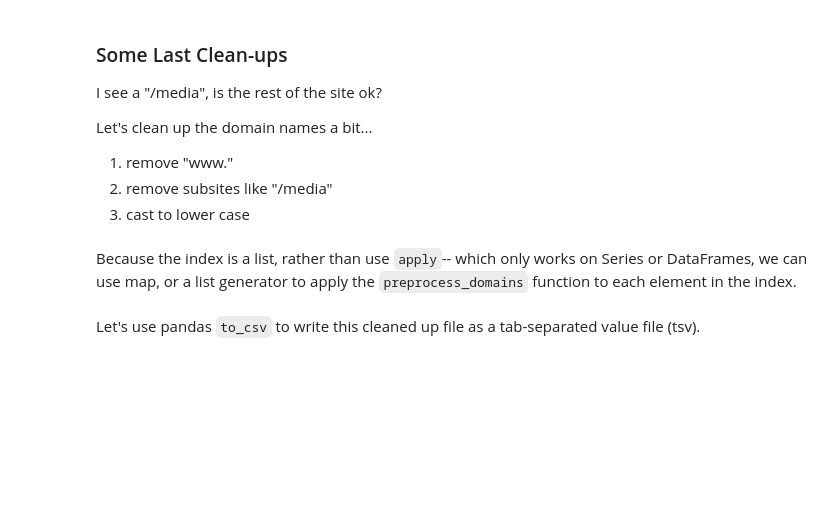
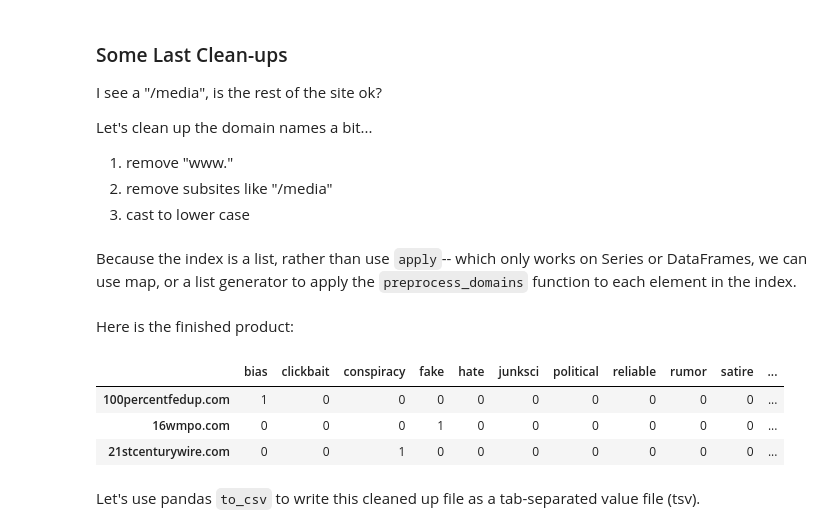
Before and after one commit to yinleon/fake_news, a Jupyter notebook: opensources.ipynb, the cells around one changed output. Drawn from its saved outputs; the diff is of its cells as text; code cells hidden in the pictures; blank space fills up the shorter version.

```diff
--- a/opensources.ipynb
+++ b/opensources.ipynb
@@ -120,4 +94,3 @@ filename = "data/sources.json"
 # %%
-%%sh -s $filename
-mkdir -p data
-curl https://raw.githubusercontent.com/BigMcLargeHuge/opensources/master/sources/sources.json --output $1
+os_json_raw_url = 'https://raw.githubusercontent.com/BigMcLargeHuge/opensources/master/sources/sources.json'
+df = pd.read_json(os_json_raw_url, orient='index')
@@ -128,5 +97,3 @@ curl https://raw.githubusercontent.com/BigMcLargeHuge/opensources/master/sources
-# %%
-df = pd.read_json(filename, orient='index')
 # %%
 df.index.name = 'domain'
 # %% [markdown]
@@ -378,5 +347,5 @@ dummies.head(10)
 # %% [markdown]
 let's add the notes to this new dataset by concatenating `dummies` with `df` row-wise.
 # %%
-df_news = pd.concat([dummies, df['notes']], axis=1)
+df_os = pd.concat([dummies, df['notes']], axis=1)
 # %%
@@ -453,7 +434,16 @@ def preprocess_domains(value):
 # %% [markdown]
 Because the index is a list, rather than use `apply`-- which only works on Series or DataFrames, we can use map, or a list generator to apply the `preprocess_domains` function to each element in the index.
 # %%
-df_news.index = df_news.index.map(preprocess_domains)
+df_os.index = df_os.index.map(preprocess_domains)
+# %% [markdown]
+Here is the finished product:
+# %%
+df_os.head(3)
+# %% [output]
+|  | bias | clickbait | conspiracy | fake | hate | junksci | political | reliable | rumor | satire | ... |
+| 100percentfedup.com | 1 | 0 | 0 | 0 | 0 | 0 | 0 | 0 | 0 | 0 | ... |
+| 16wmpo.com | 0 | 0 | 0 | 1 | 0 | 0 | 0 | 0 | 0 | 0 | ... |
+| 21stcenturywire.com | 0 | 0 | 1 | 0 | 0 | 0 | 0 | 0 | 0 | 0 | ... |
 # %% [markdown]
 Let's use pandas `to_csv` to write this cleaned up file as a tab-separated value file (tsv).
 # %%
```
Also changed, not shown: parts of 26 cells of this notebook, 1 other file.
